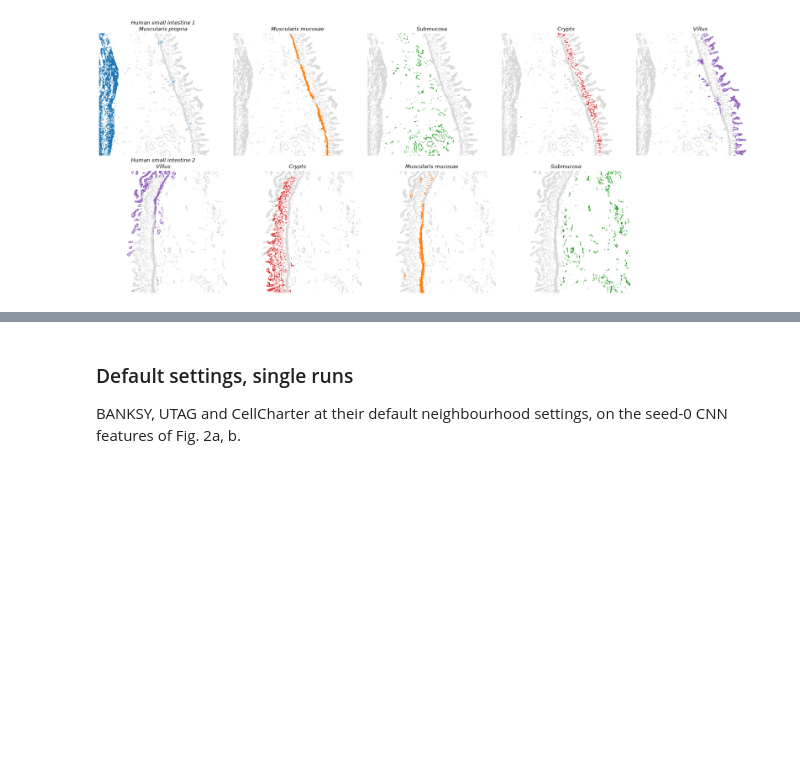
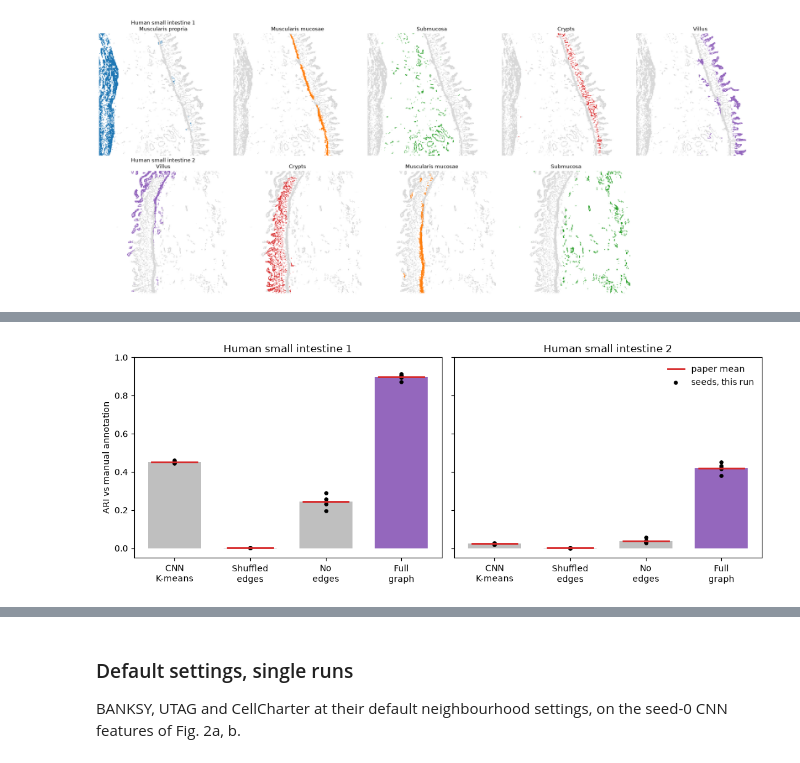
Before and after one commit to moeghaf/mantpy_reproducibility, a Jupyter notebook: notebooks/mantpy_intestine_fig2.ipynb, the cells around one changed output, grey strips where cells are left out. Saved outputs shown, nothing was run; the diff lists cells and outputs as text; code cells hidden in the pictures; blank space fills up the shorter version.

```diff
--- a/notebooks/mantpy_intestine_fig2.ipynb
+++ b/notebooks/mantpy_intestine_fig2.ipynb
@@ -382,0 +394,12 @@ Human small intestine 2, seed 4: 93 s
+# %%
+ORDER_D = ["CNN K-means", "GraphMAE, shuffled edges", "GraphMAE, no edges", "GraphMAE, full graph"]
+d = scores.frame().query("panel == 'd'").replace({"image": TITLES})
+paper_d = PAPER["d_means"].set_index(["image", "condition"])
+rows_d = pd.MultiIndex.from_product([TITLES.values(), ORDER_D], names=["image", "method"])
+
+summary_d = d.groupby(["image", "method"])["ARI"].agg(["mean", "std"]).reindex(rows_d)
+display(pd.DataFrame({
+    "this run": summary_d["mean"].map("{:.3f}".format) + " ± " + summary_d["std"].map("{:.3f}".format),
+    "paper": (paper_d["mean"].map("{:.3f}".format) + " ± " + paper_d["sd"].map("{:.3f}".format)).reindex(rows_d),
+}))
+display(d.pivot(index=["image", "method"], columns="seed", values="ARI").reindex(rows_d).round(3))
@@ -383,3 +427,22 @@ Human small intestine 2, seed 4: 93 s
+# %%
+figure, axes = plt.subplots(1, 2, figsize=(11, 4.2), sharey=True)
+for axis, title in zip(axes, TITLES.values()):
+    for i, method in enumerate(ORDER_D):
+        values = d[(d.image == title) & (d.method == method)]["ARI"].to_numpy()
+        axis.bar(i, values.mean(), color="tab:purple" if "full" in method else "0.75", width=0.7)
+        axis.scatter(np.full(len(values), i), values, color="black", s=14, zorder=3)
+        axis.plot([i - 0.3, i + 0.3], [paper_d.loc[(title, method), "mean"]] * 2, color="tab:red", linewidth=2, zorder=4)
+    axis.set_xticks(range(4), ["CNN\nK-means", "Shuffled\nedges", "No\nedges", "Full\ngraph"])
+    axis.set_title(title)
+    axis.set_ylim(-0.05, 1)
+axes[0].set_ylabel("ARI vs manual annotation")
+axes[1].plot([], [], color="tab:red", linewidth=2, label="paper mean")
+axes[1].scatter([], [], color="black", s=14, label="seeds, this run")
+axes[1].legend(frameon=False)
+figure.tight_layout()
+plt.show()
+# %% [output]
+[figure, added]
 # %% [markdown]
 ## 5. Method comparison (Figure 2c)
 
```
Also changed, not shown: parts of 52 cells of this notebook, 9 other files.
